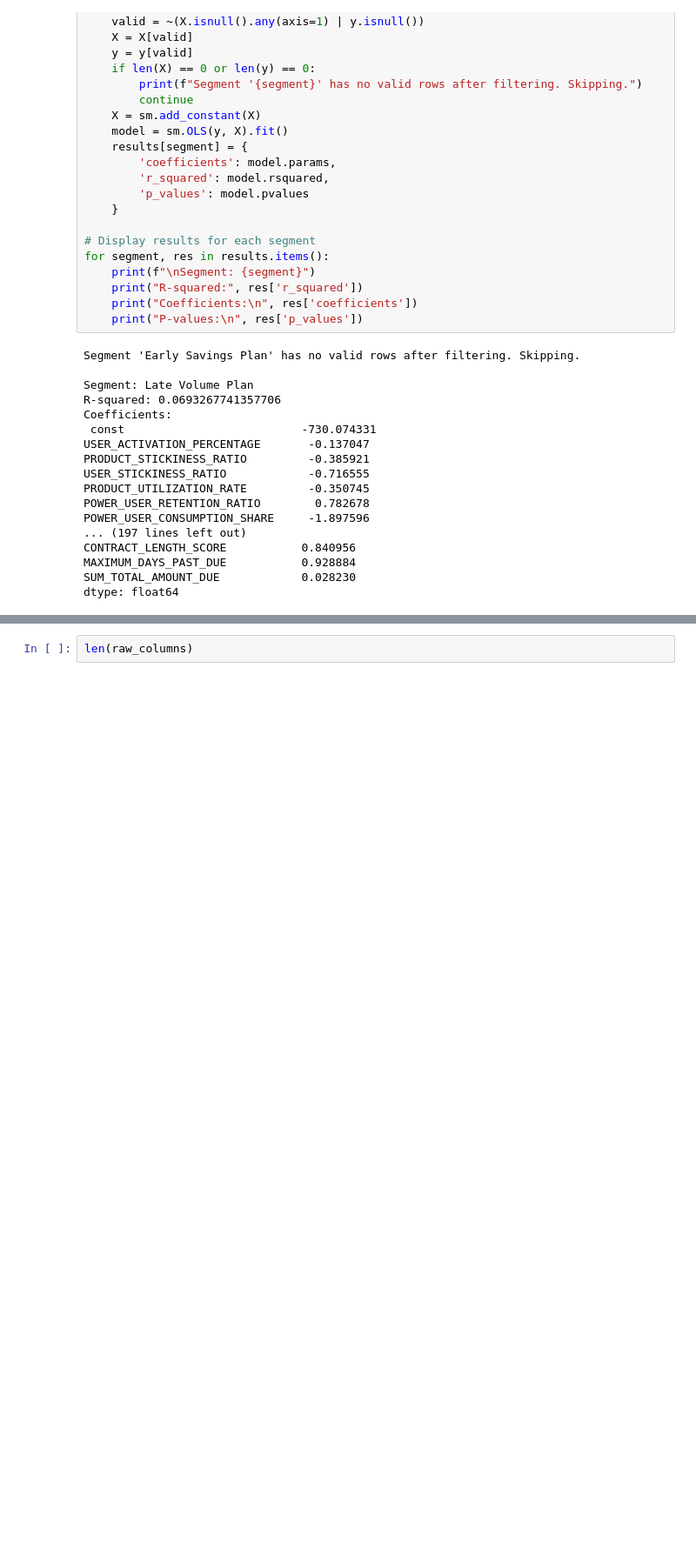
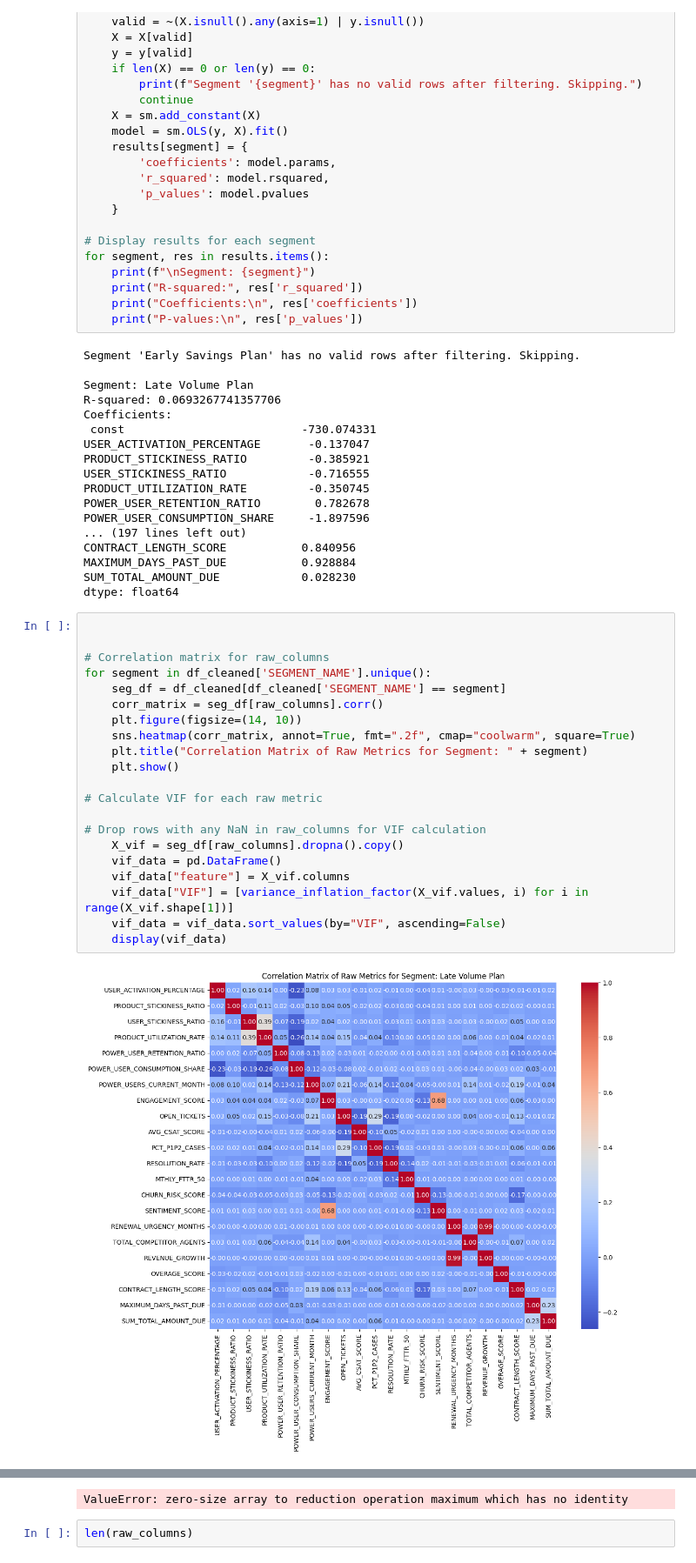
Before and after one commit to nr-rchhetri/C360_METRIC_IMPORTANCE, a Jupyter notebook: notebooks/Regression_analysis.ipynb, the cells around one changed output, grey strips where cells are left out. Shown at 87% size. Drawn from its saved outputs; the diff is of its cells as text; blank space fills up the shorter version.

Commit message:
added VIF and Corr plots for segments

```diff
--- a/notebooks/Regression_analysis.ipynb
+++ b/notebooks/Regression_analysis.ipynb
@@ -253,3 +254,26 @@ CONTRACT_LENGTH_SCORE           0.840956
 MAXIMUM_DAYS_PAST_DUE           0.928884
 SUM_TOTAL_AMOUNT_DUE            0.028230
 dtype: float64
+# %%
+
+
+# Correlation matrix for raw_columns
+for segment in df_cleaned['SEGMENT_NAME'].unique():
+    seg_df = df_cleaned[df_cleaned['SEGMENT_NAME'] == segment]
+    corr_matrix = seg_df[raw_columns].corr()
+    plt.figure(figsize=(14, 10))
+    sns.heatmap(corr_matrix, annot=True, fmt=".2f", cmap="coolwarm", square=True)
+    plt.title("Correlation Matrix of Raw Metrics for Segment: " + segment)
+    plt.show()
+
+# Calculate VIF for each raw metric
+
+# Drop rows with any NaN in raw_columns for VIF calculation
+    X_vif = seg_df[raw_columns].dropna().copy()
+    vif_data = pd.DataFrame()
+    vif_data["feature"] = X_vif.columns
+    vif_data["VIF"] = [variance_inflation_factor(X_vif.values, i) for i in range(X_vif.shape[1])]
+    vif_data = vif_data.sort_values(by="VIF", ascending=False)
+    display(vif_data)
+# %% [output]
+[figure, added]
@@ -256,3 +352,4 @@ dtype: float64
+ValueError: zero-size array to reduction operation maximum which has no identity
 # %%
 len(raw_columns)
 # %% [output]
```
Also changed, not shown: parts of 2 cells of this notebook.
